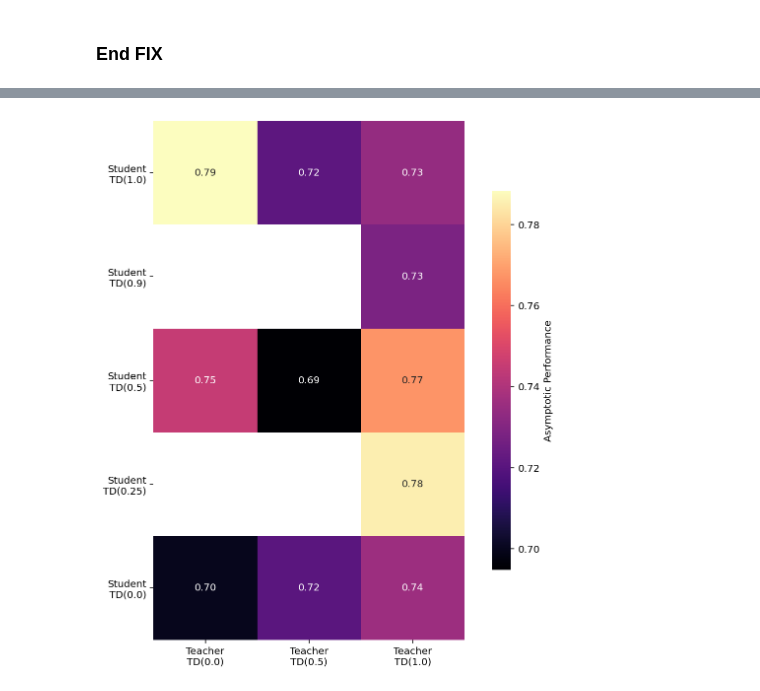
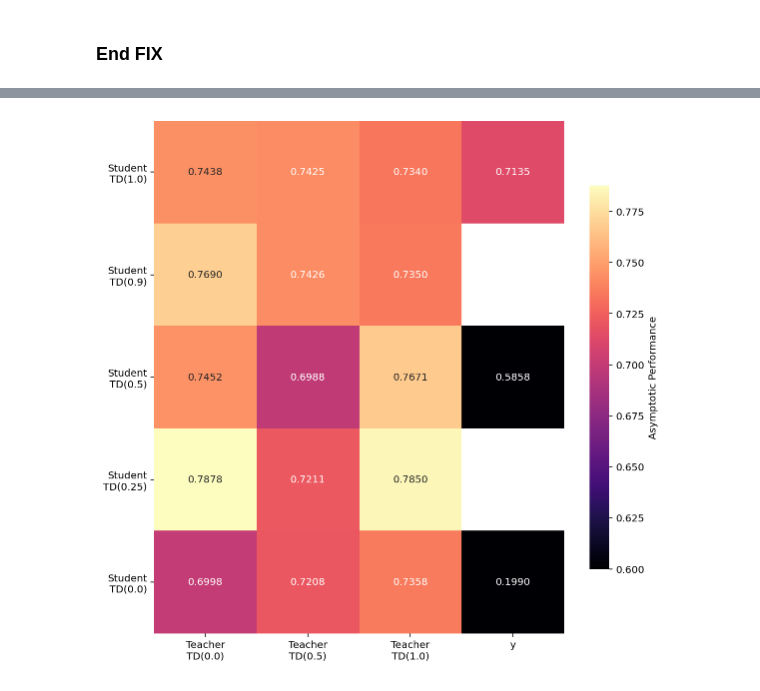
Before and after one commit to michael-iuzzolino/CascadedPoseEstimation, a Jupyter notebook: Analysis.ipynb, the cells around one changed output, grey strips where cells are left out. Drawn from its saved outputs; the diff is of its cells as text; code cells hidden in the pictures.

```diff
--- a/Analysis.ipynb
+++ b/Analysis.ipynb
@@ -303,7 +300,8 @@ for teacher_td, df_i in df.groupby("teacher_td"):
   g.xaxis.set_major_locator(MaxNLocator(integer=True))
   g.set_xlabel("Timestep, t")
   g.set_ylabel("Accuracy (%)")
-#   g.set_title(f"Teacher TD({teacher_td})")
+  plt.tight_layout()
   save_path = os.path.join("figs", f"acc_profile__teacherTD({teacher_td}).png")
   plt.savefig(save_path, dpi=300)
+  g.set_title(f"Teacher TD({teacher_td})")
 # %% [output]
@@ -482,8 +476,10 @@ for exp_name, df_i in df.groupby("exp_name"):
   df_dict["student_td_lambda"].append(student_td)
   df_dict["auc"].append(auc)
 auc_df = pd.DataFrame(df_dict)
+# %%
+auc_distill_df = auc_df
 # %%
-auc_distill_df = auc_df[(auc_df.teacher_td_lambda != "y") & (auc_df.student_td_lambda != "y")]
+# auc_distill_df = auc_df[(auc_df.teacher_td_lambda != "y") & (auc_df.student_td_lambda != "y")]
 # %% [markdown]
 ### FIX
 # %%
@@ -495,7 +491,7 @@ auc_distill_df.loc[bad_idxs, "auc"] = 0.735
 # %% [markdown]
 ### End FIX
 # %%
-auc_distill_df = auc_distill_df[auc_distill_df.teacher_td_lambda==1.0]
+# auc_distill_df = auc_distill_df[auc_distill_df.teacher_td_lambda==1.0]
 # %%
 plt.figure(figsize=(8,4))
 g = sns.lineplot(
@@ -515,5 +511,5 @@ Text(0.5, 0, 'TD($\\lambda$)')
 # %%
-VMIN = None
+VMIN = 0.6
 # VMAX = 60
 CBAR_SHRINK_FACTOR = 0.73
 TRANSPOSE = True
@@ -533,7 +529,7 @@ result = result.loc[result.index]
 # VMAX = result.iloc[1:].values.max()
 
 # Fix xtick and ytick labels
-fix_x_ele = lambda x: f"Teacher\nTD({x})" if x >=0 else r"y"
+fix_x_ele = lambda x: f"Teacher\nTD({x})" if x != "y" else x #x >=0 else r"y"
 fix_y_ele = lambda x: f"Student\nTD({x})" if x != "y" else x
 xtick_labels = [fix_x_ele(ele) for ele in result.columns.to_list()]
 ytick_labels = [fix_y_ele(ele) for ele in result.index.to_list()]  # [::-1]
@@ -546,7 +542,7 @@ g = sns.heatmap(
     result,
     mask=mask,
     annot=True,
-    fmt="0.2f",
+    fmt="0.4f",
     cmap="magma",
     square=True,
     cbar_kws={"label": "Asymptotic Performance", "shrink": CBAR_SHRINK_FACTOR},
@@ -559,31 +555,31 @@ g.set(xlabel="", ylabel="")
 plt.yticks(rotation=0)
 plt.tight_layout()
 
 
 # annot_y = 0.833
 # text_dy = 0.025
 # annot_cmap = plt.cm.cool(np.linspace(0, 1, 2+2))[1:-1]
 # annot_color = "gray"
 # annotate_plot(
 #   g=g,
 #   annot_text=r"$\alpha=1.0$",
 #   annot_x=0.415,
 #   annot_y=annot_y,
 #   widthB=16.6,
 #   annot_color=annot_cmap[0],
 #   text_dy=text_dy,
 # )
 # annotate_plot(
 #   g=g,
 #   annot_text=r"$\alpha=0.0$",
 #   annot_x=0.916,
 #   annot_y=annot_y,
 #   widthB=3.2,
 #   annot_color=annot_cmap[1],
 #   text_dy=text_dy,
 # )
 # pdf_save_path = os.path.join(figs_root, "asymptotic_heatmap.pdf")
 # plt.savefig(pdf_save_path, dpi=300)
 # plt.savefig(pdf_save_path.replace(".pdf", ".png"), dpi=300)
 # %% [output]
-[figure, old version]
+[figure, new version]
```
Also changed, not shown: parts of 9 cells of this notebook, 6 other files.
